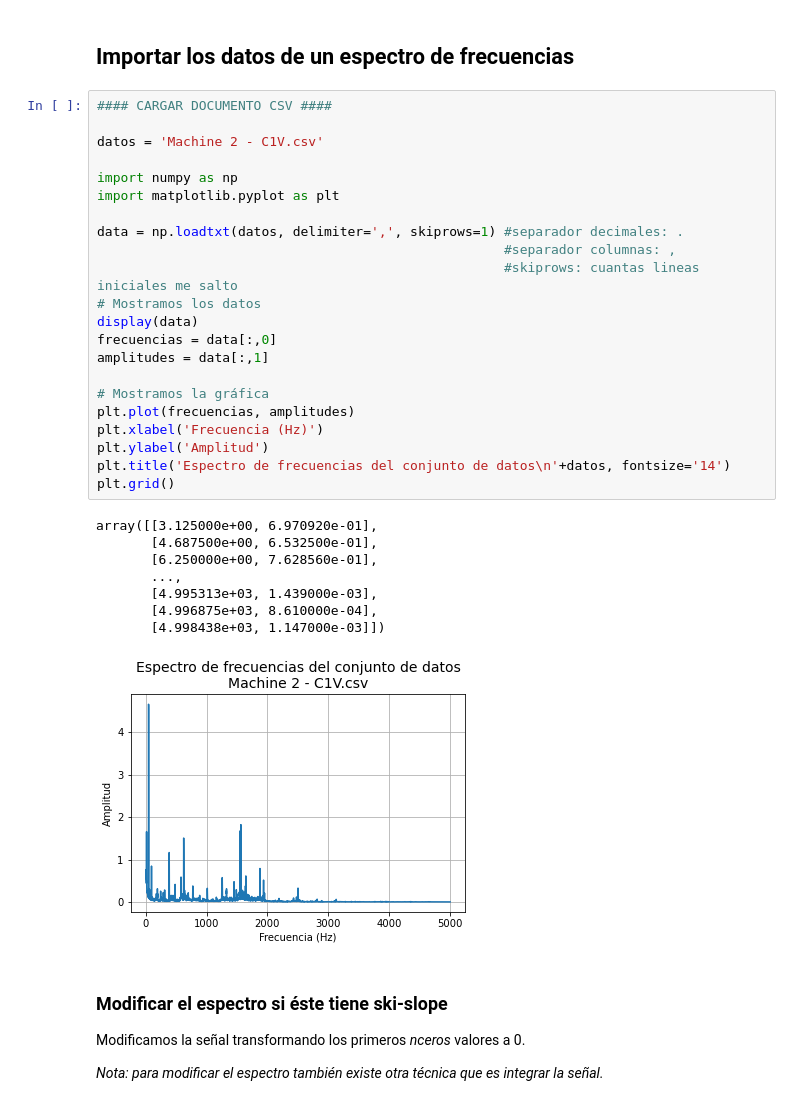
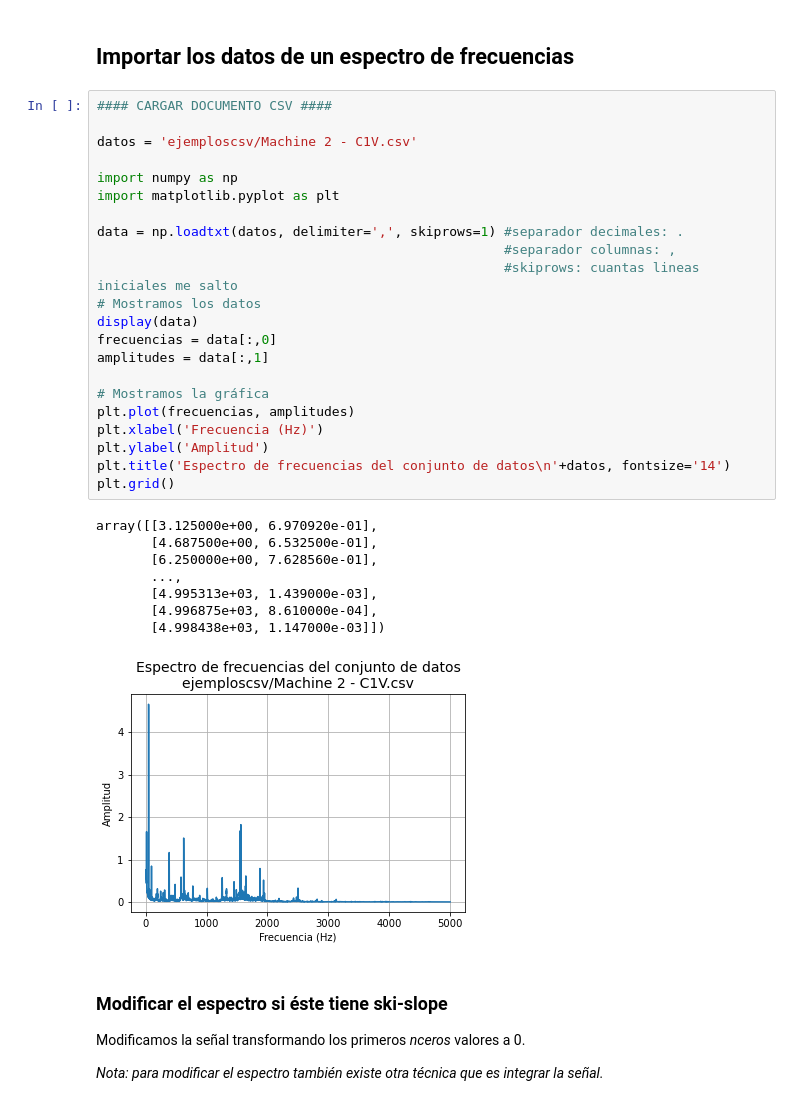
Before and after one commit to alejandranavcas/deteccion-series-armonicas, a Jupyter notebook: Detección series de armónicos - Espectro importado - Short.ipynb, the cells around one changed output. Cells and saved outputs as stored; diff of their text form.

```diff
--- a/Detección series de armónicos - Espectro importado - Short.ipynb
+++ b/Detección series de armónicos - Espectro importado - Short.ipynb
@@ -27,34 +27,34 @@ from functions import encontrar_picos, _peak_prominences, _peak_widths, peak_est
 # %%
 #### CARGAR DOCUMENTO CSV ####
 
-datos = 'Machine 2 - C1V.csv'
+datos = 'ejemploscsv/Machine 2 - C1V.csv'
 
 import numpy as np
 import matplotlib.pyplot as plt
 
 data = np.loadtxt(datos, delimiter=',', skiprows=1) #separador decimales: .
                                                     #separador columnas: ,
                                                     #skiprows: cuantas lineas iniciales me salto
 # Mostramos los datos
 display(data)
 frecuencias = data[:,0]
 amplitudes = data[:,1]
 
 # Mostramos la gráfica
 plt.plot(frecuencias, amplitudes)
 plt.xlabel('Frecuencia (Hz)')
 plt.ylabel('Amplitud')
 plt.title('Espectro de frecuencias del conjunto de datos\n'+datos, fontsize='14')
 plt.grid()
 # %% [output]
 array([[3.125000e+00, 6.970920e-01],
        [4.687500e+00, 6.532500e-01],
        [6.250000e+00, 7.628560e-01],
        ...,
        [4.995313e+03, 1.439000e-03],
        [4.996875e+03, 8.610000e-04],
        [4.998438e+03, 1.147000e-03]])
-[figure, old version]
+[figure, new version]
 # %% [markdown]
 ### Modificar el espectro si éste tiene ski-slope
 
```
Also changed, not shown: parts of 3 cells of this notebook, 3 other files.
